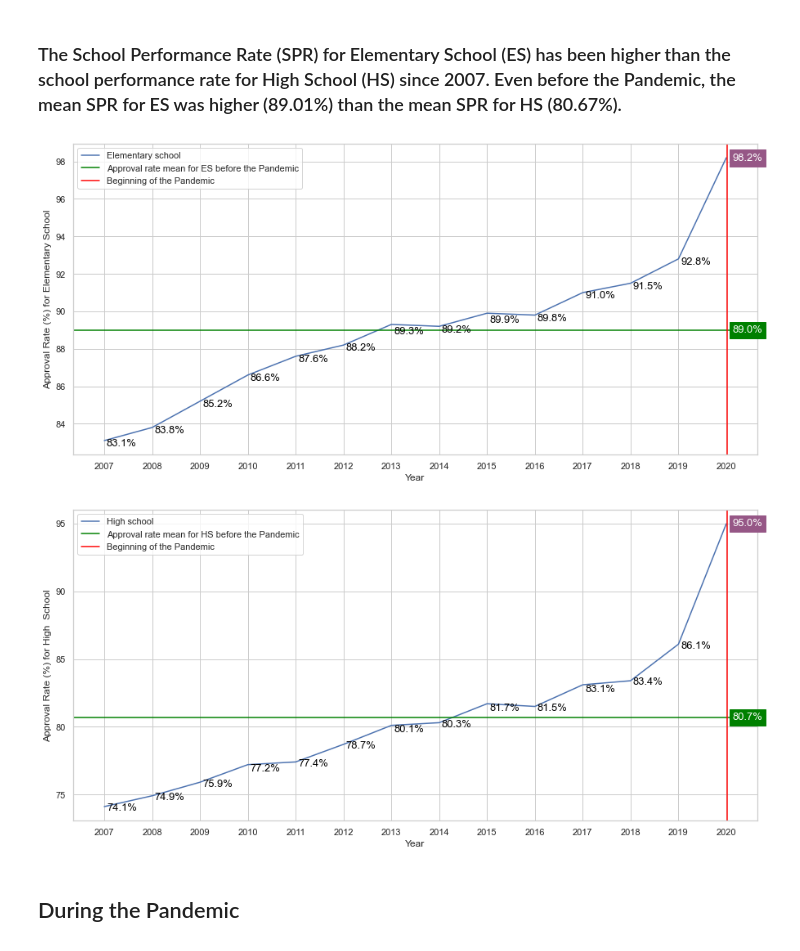
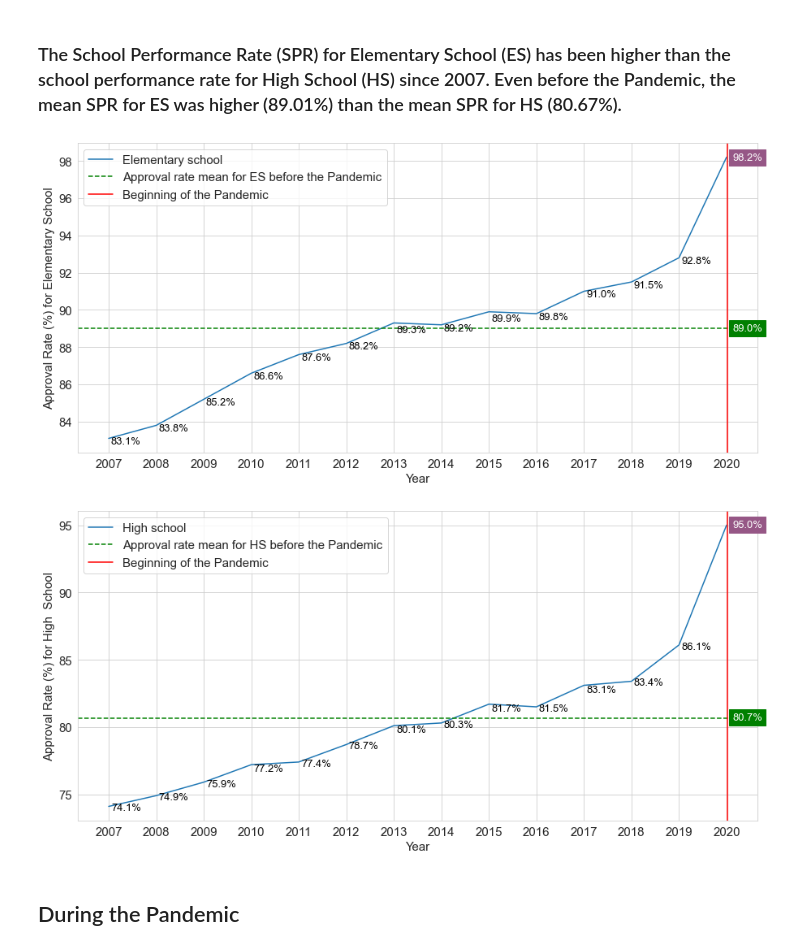
Before and after one commit to aianshay/covid-impacts-on-education, a Jupyter notebook: viz_rq1_rq2.ipynb, the cells around one changed output. Drawn from its saved outputs; the diff is of its cells as text; code cells hidden in the pictures.

Commit message:
Changing line style for mean rate in all graphs (to dashed line).

```diff
--- a/viz_rq1_rq2.ipynb
+++ b/viz_rq1_rq2.ipynb
@@ -286,35 +286,35 @@ plt.text(2013+x_shift, y_2013_EM-y_2013_shift, '{:.1f}%'.format(y_2013_EM), colo
 
 y_2012_EM = data[data['Ano']==2012]['Total - EF'].iloc[0]
 plt.text(2012+x_shift, y_2012_EM-y_shift, '{:.1f}%'.format(y_2012_EM), color='black')
 
 y_2011_EM = data[data['Ano']==2011]['Total - EF'].iloc[0]
 plt.text(2011+x_shift, y_2011_EM-y_shift, '{:.1f}%'.format(y_2011_EM), color='black')
 
 y_2010_EM = data[data['Ano']==2010]['Total - EF'].iloc[0]
 plt.text(2010+x_shift, y_2010_EM-y_shift, '{:.1f}%'.format(y_2010_EM), color='black')
 
 y_2009_EM = data[data['Ano']==2009]['Total - EF'].iloc[0]
 plt.text(2009+x_shift, y_2009_EM-y_shift, '{:.1f}%'.format(y_2009_EM), color='black')
 
 y_2008_EM = data[data['Ano']==2008]['Total - EF'].iloc[0]
 plt.text(2008+x_shift, y_2008_EM-y_shift, '{:.1f}%'.format(y_2008_EM), color='black')
 
 y_2007_EM = data[data['Ano']==2007]['Total - EF'].iloc[0]
 plt.text(2007+x_shift, y_2007_EM-y_shift, '{:.1f}%'.format(y_2007_EM), color='black')
 
-plt.axhline(y=mean_ES, label="Approval rate mean for ES before the Pandemic", color='green', linestyle='-')
+plt.axhline(y=mean_ES, label="Approval rate mean for ES before the Pandemic", color='green', linestyle='--')
 plt.text(2020+x_2020_shift, mean_ES-y_2020_shift, '{:.1f}%'.format(mean_ES), color='white').set_backgroundcolor('green')
 
 plt.xlabel("Year")
 plt.ylabel("Approval Rate (%) for Elementary School")
 plt.axvline(x=2020.025, label="Beginning of the Pandemic", color="red", linestyle='-')
 
 plt.rcParams.update({'font.size': 15})
 
 plt.legend()
 plt.show()
 # %% [output]
-[figure, old version]
+[figure, new version]
 # %%
 sns.set_style("whitegrid")
 plt.figure(figsize=(15,7))
@@ -368,7 +368,7 @@ plt.text(2008+x_shift, y_2008_EM-y_shift, '{:.1f}%'.format(y_2008_EM), color='bl
 y_2007_EM = data[data['Ano']==2007]['Total - EM'].iloc[0]
 plt.text(2007+x_shift, y_2007_EM-y_shift, '{:.1f}%'.format(y_2007_EM), color='black')
 
-plt.axhline(y=mean_HS, label="Approval rate mean for HS before the Pandemic", color='green', linestyle='-')
+plt.axhline(y=mean_HS, label="Approval rate mean for HS before the Pandemic", color='green', linestyle='--')
 plt.text(2020+x_2020_shift, mean_HS-y_2020_shift, '{:.1f}%'.format(mean_HS), color='white').set_backgroundcolor('green')
 
 plt.xlabel("Year")
@@ -380,4 +380,4 @@ plt.rcParams.update({'font.size': 15})
 plt.legend()
 plt.show()
 # %% [output]
-[figure, old version]
+[figure, new version]
```
Also changed, not shown: parts of 17 cells of this notebook.
